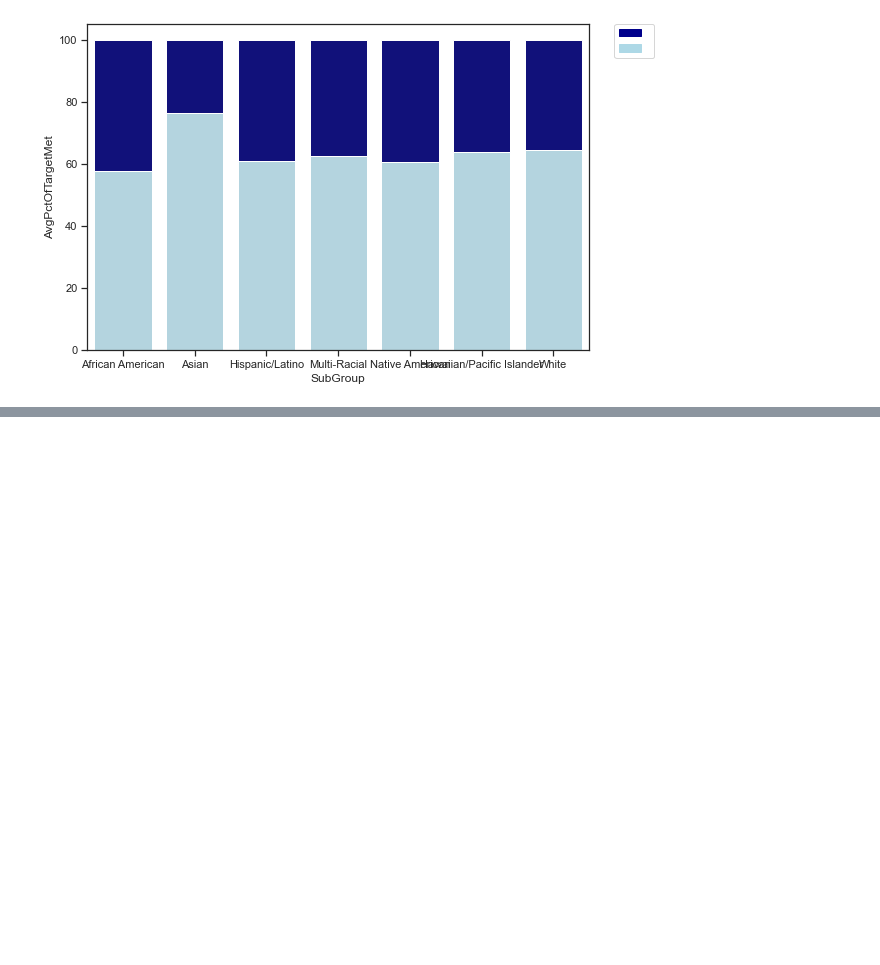
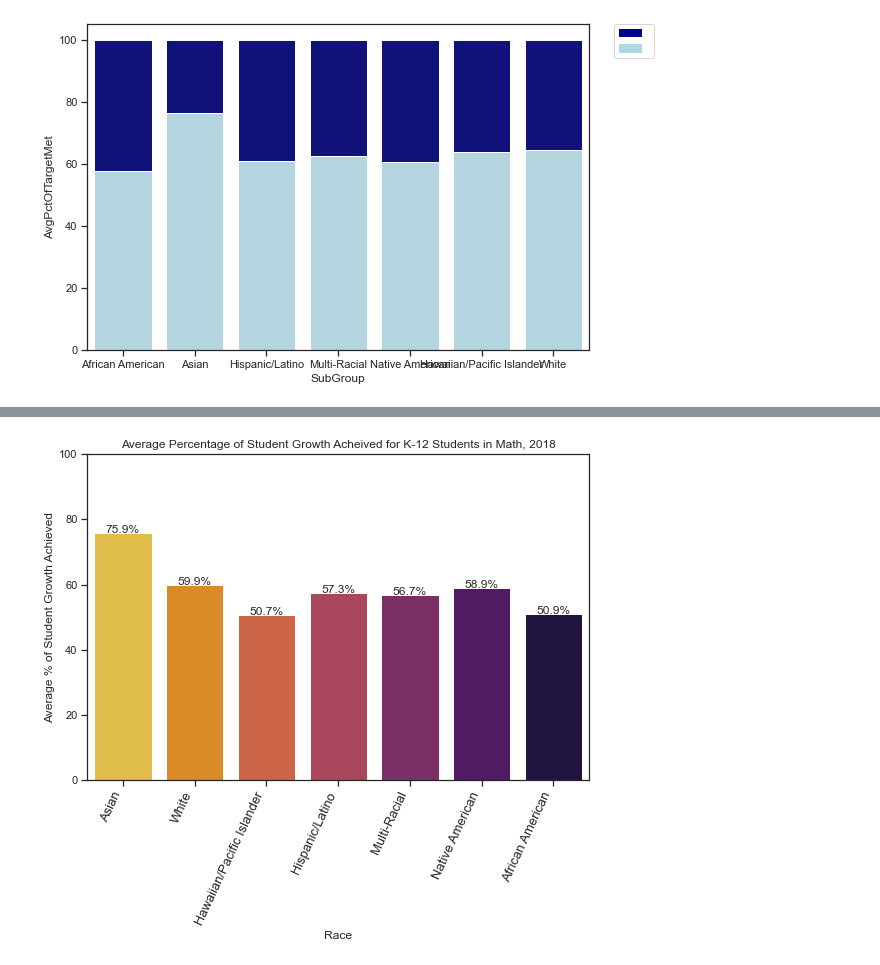
Before and after one commit to annapoliswu/CISC367_Midterm, a Jupyter notebook: messy-student-disparity-analysis.ipynb, the cells around one changed output, grey strips where cells are left out. Saved outputs shown, nothing was run; the diff lists cells and outputs as text; code cells hidden in the pictures; blank space fills up the shorter version.

```diff
--- a/messy-student-performance-analysis.ipynb
+++ b/messy-student-disparity-analysis.ipynb
@@ -642,3 +643,23 @@ plt.show()
+# %%
+math_plot = sns.barplot(x = 'SubGroup',
+                        y = 'AvgPctOfTargetMet',
+                        data = growth_math,
+                       palette = "inferno_r",
+                       order = plotOrder
+                    )
+
+math_plot.set(xlabel='Race', ylabel='Average % of Student Growth Achieved', title="Average Percentage of Student Growth Acheived for K-12 Students in Math, 2018")
+math_plot.set(ylim=(0, 100))
+math_plot.set_xticklabels(math_plot.get_xticklabels(), rotation=65, ha="right", fontsize=13)
+
+#labels on bars
+for p in math_plot.patches:
+    math_plot.annotate(str(format(p.get_height(), '.1f'))+"%",
+                   (p.get_x() + p.get_width() / 2., p.get_height()),
+                   ha = 'center')
+plt.show()
+# %% [output]
+[figure, added]
 # %%
 def getCell(sg, column, df):
     return df[df["SubGroup"] == sg ][column].values[0]
```
Also changed, not shown: parts of 6 cells of this notebook, 2 other files.
